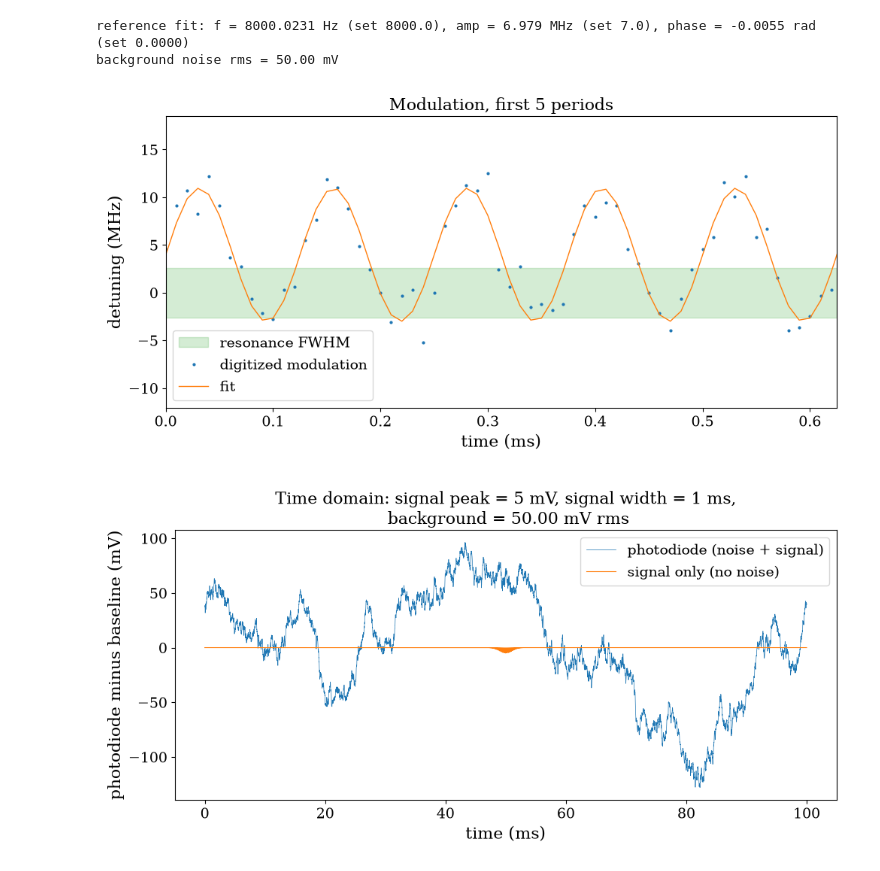
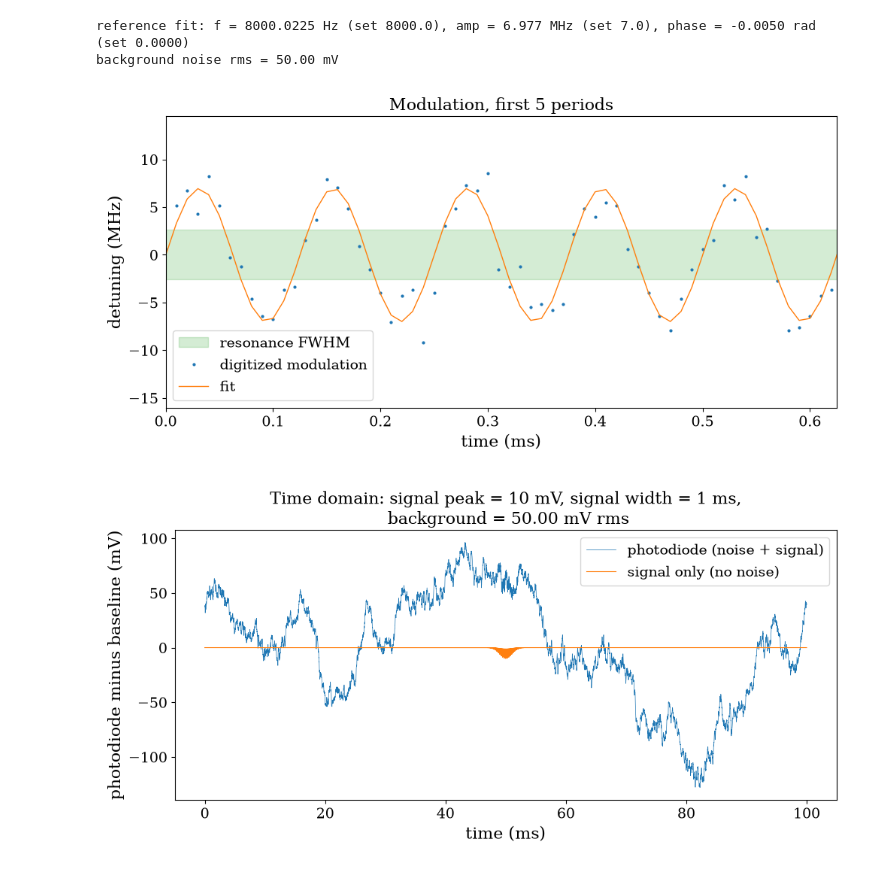
Before and after one commit to josephmlev/eedm_jml, a Jupyter notebook: daqAnalysisAndExperiments/launch/absorptionLockin/absorptionLockin.ipynb, the cells around one changed output. Saved outputs shown, nothing was run; the diff lists cells and outputs as text; code cells hidden in the pictures.

```diff
--- a/daqAnalysisAndExperiments/launch/absorptionLockin/absorptionLockin.ipynb
+++ b/daqAnalysisAndExperiments/launch/absorptionLockin/absorptionLockin.ipynb
@@ -187,7 +187,7 @@ linewidth_MHz = 5.2
 # modulation
 mod_amp_MHz = 7.0
 mod_freq_Hz = 8e3
-mod_dc_MHz = 4
+mod_dc_MHz = 0
 mod_phase_rad = 0.0
 
 # modulation channel digitizing
@@ -196,7 +196,7 @@ mod_white_rms_V = 2.1e-3
 mod_seed = 1
 
 # time-of-flight signal
-dip_depth_V = 0.005
+dip_depth_V = 0.01
 t0_s = 0.05
 sigma_t_s = 0.001
 
@@ -284,33 +284,33 @@ if 0:
 if 1:
     f_n, psd_n = signal.periodogram(bg - baseline_V, fs=fs_Hz, window='hann')
     f_s, psd_s = signal.periodogram(dip, fs=fs_Hz, window='hann')
 
     plt.figure(figsize=(10, 5))
     plt.semilogy(f_n / 1e3, np.sqrt(psd_n), lw=0.8, label='noise')
     plt.semilogy(f_s / 1e3, np.sqrt(psd_s), lw=0.8, label='signal (modulated dip)')
     plt.ylim(1e-9, None)
     plt.xlabel('frequency (kHz)')
     plt.ylabel('amplitude spectral density (V/sqrtHz)')
     plt.title(f'Frequency domain')
     #plt.title(f'Frequency domain, f_mod = {mod_freq_Hz / 1e3:.0f} kHz')
     plt.legend()
     plt.tight_layout()
 
 # frequency domain: only bg
 if 0:
     f_n, psd_n = signal.periodogram(bg - baseline_V, fs=fs_Hz, window='hann')
 
     plt.figure(figsize=(10, 5))
     plt.semilogy(f_n / 1e3, np.sqrt(psd_n), lw=0.8, label='background')
     plt.ylim(1e-9, None)
     plt.xlabel('frequency (kHz)')
     plt.ylabel('amplitude spectral density (V/sqrtHz)')
     plt.title(f'Frequency domain: Only Background \n'
               f'background = {np.std(bg - baseline_V) * 1e3:.2f} mV rms, '
               f'white density = {white_asd_V_rtHz * 1e6:.1f} uV/sqrtHz')
     plt.tight_layout()
 # %% [output]
-reference fit: f = 8000.0231 Hz (set 8000.0), amp = 6.979 MHz (set 7.0), phase = -0.0055 rad (set 0.0000)
+reference fit: f = 8000.0225 Hz (set 8000.0), amp = 6.977 MHz (set 7.0), phase = -0.0050 rad (set 0.0000)
 background noise rms = 50.00 mV
-[figure, old version]
+[figure, new version]
-[figure, old version]
+[figure, new version]
```
Also changed, not shown: parts of 2 cells of this notebook, 4 other files.
